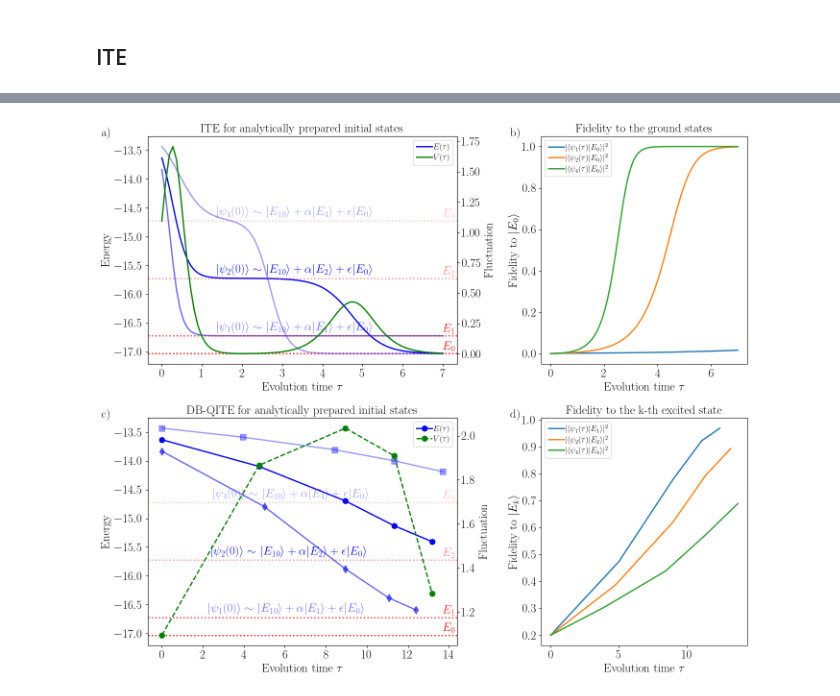
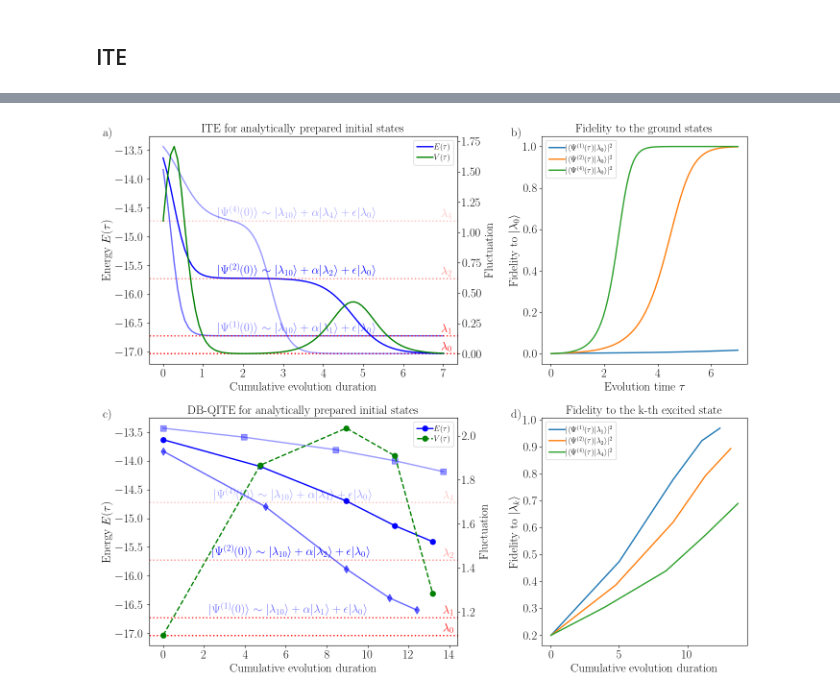
Before and after one commit to renezander90/DB-QITE, a Jupyter notebook: generate_plots_manual_new.ipynb, the cells around one changed output, grey strips where cells are left out. Saved outputs shown, nothing was run; the diff lists cells and outputs as text; code cells hidden in the pictures.

```diff
--- a/generate_plots_manual_new.ipynb
+++ b/generate_plots_manual_new.ipynb
@@ -172,9 +172,9 @@ ax1.axline((beta_list[0], eigvals_sorted[0]),
            (beta_list[-1], eigvals_sorted[0]),
            linestyle=":", color="red")
 ax1.text(
-    beta_list[-1],           # shift text slightly to the right
+    beta_list[-1]-0.05,           # shift text slightly to the right
     eigvals_sorted[0]+0.12,             # same y as the line
-    r"$E_0$",                           # label for that line
+    r"$\lambda_0$",                           # label for that line
     va="center",
     ha="left",
     color="red",
@@ -206,7 +206,7 @@ for i, mid_id in enumerate(mid_id_ls):
     ax1.text(
         beta_list[-1]/6 + 0.2,
         eigvals_sorted[mid_id]+0.15,
-        rf"$|\psi_{{{mid_id}}}(0)\rangle \sim |E_{{10}}\rangle + \alpha |E_{{{mid_id}}}\rangle + \epsilon |E_0\rangle$",
+        rf"$|\Psi^{{({mid_id})}}(0)\rangle \sim |\lambda_{{10}}\rangle + \alpha |\lambda_{{{mid_id}}}\rangle + \epsilon |\lambda_0\rangle$",
         va="center",
         ha="left",
         color="blue",
@@ -223,17 +223,17 @@ for i, mid_id in enumerate(mid_id_ls):
     )
 
     ax1.text(
-        beta_list[-1],
+        beta_list[-1]-0.05,
         eigvals_sorted[mid_id] + 0.12,
-        f"$E_{mid_id}$",
+        f"$\lambda_{mid_id}$",
         va="center",
         ha="left",
         color="red",
         alpha=1.0 / (int(mid_id) + 0.1)
     )
 
-ax1.set_xlabel(r"Evolution time $\tau$")
-ax1.set_ylabel("Energy")
+ax1.set_xlabel("Cumulative evolution duration")
+ax1.set_ylabel(r"Energy $E(\tau)$")
 
 # Create a twin axis for fluctuation
 ax2 = ax1.twinx()
@@ -262,11 +262,11 @@ axF = ax_fidelity1
 for i, mid_id in enumerate(mid_id_ls):
     lineF, = axF.plot(
         beta_list, fidelity_dict[mid_id],
-        label=rf"$|\langle\psi_{{{mid_id}}}(\tau)|E_0\rangle|^2$",
+        label=rf"$|\langle\Psi^{{({mid_id})}}(\tau)|\lambda_0\rangle|^2$",
     )
 
 axF.set_xlabel(r"Evolution time $\tau$")
-axF.set_ylabel(r"Fidelity to $|E_0\rangle$")
+axF.set_ylabel(r"Fidelity to $|\lambda_0\rangle$")
 
 axF.legend(loc="best")
 
@@ -284,7 +284,7 @@ ax3.axhline(y=eigvals_sorted[0], color="red", linestyle=':')
 ax3.text(
     beta_max_qite,           # shift text slightly to the right
     eigvals_sorted[0]+0.12,             # same y as the line
-    r"$E_0$",                           # label for that line
+    r"$\lambda_0$",                           # label for that line
     va="center",
     ha="left",
     color="red",
@@ -319,7 +319,7 @@ for i, mid_id in enumerate(mid_id_ls):
     ax3.text(
         beta_lists_qite[mid_id][-1]/6 + 0.2,
         eigvals_sorted[mid_id]+0.15,
-        rf"$|\psi_{{{mid_id}}}(0)\rangle \sim |E_{{10}}\rangle + \alpha |E_{{{mid_id}}}\rangle + \epsilon |E_0\rangle$",
+        rf"$|\Psi^{{({mid_id})}}(0)\rangle \sim |\lambda_{{10}}\rangle + \alpha |\lambda_{mid_id}\rangle + \epsilon |\lambda_0\rangle$",
         va="center",
         ha="left",
         color="blue",
@@ -332,15 +332,15 @@ for i, mid_id in enumerate(mid_id_ls):
     ax3.text(
         beta_max_qite,
         eigvals_sorted[mid_id] + 0.12,
-        f"$E_{mid_id}$",
+        f"$\lambda_{mid_id}$",
         va="center",
         ha="left",
         color="red",
         alpha=1.0 / (int(mid_id) + 0.1)
     )
 
-ax3.set_xlabel(r"Evolution time $\tau$")
-ax3.set_ylabel("Energy")
+ax3.set_xlabel("Cumulative evolution duration")
+ax3.set_ylabel(r"Energy $E(\tau)$")
 
 # Create a twin axis for fluctuation
 ax4 = ax3.twinx()
@@ -359,35 +359,35 @@ ax4.set_ylabel("Fluctuation")
 
 # Combine legends from both axes
 lines_1, labels_1 = ax3.get_legend_handles_labels()
 lines_2, labels_2 = ax4.get_legend_handles_labels()
 ax3.legend(lines_1 + lines_2, labels_1 + labels_2, loc="best")
 
 ax3.set_title('DB-QITE for analytically prepared initial states')
 
 ###############################################################################
 # SUBPLOT 4: Fidelity to the ground state
 ###############################################################################
 axF2 = ax_fidelity2
 
 # Plot fidelity for each mid_id (example)
 for i, mid_id in enumerate(mid_id_ls):
     lineF, = axF2.plot(
         beta_lists_qite[mid_id], fidelity_dict_qite[mid_id],
-        label=rf"$|\langle\psi_{{{mid_id}}}(\tau)|E_{{{mid_id}}}\rangle|^2$",
+        label=rf"$|\langle\Psi^{{({mid_id})}}(\tau)|\lambda_{{{mid_id}}}\rangle|^2$",
     )
 
-axF2.set_xlabel(r"Evolution time $\tau$")
-axF2.set_ylabel(r"Fidelity to $|E_k\rangle$")
+axF2.set_xlabel("Cumulative evolution duration")
+axF2.set_ylabel(r"Fidelity to $|\lambda_k\rangle$")
 
 axF2.legend(loc="best")
 
 axF2.set_title('Fidelity to the k-th excited state')
 
 ###############################################################################
 ###############################################################################
 
 plt.tight_layout()
-#plt.savefig("plots/QITE_analytical.pdf")
+plt.savefig("plots/QITE_analytical.pdf")
 plt.show()
 # %% [output]
-[figure, old version]
+[figure, new version]
```
Also changed, not shown: parts of 1 cell of this notebook, 1 other file.
